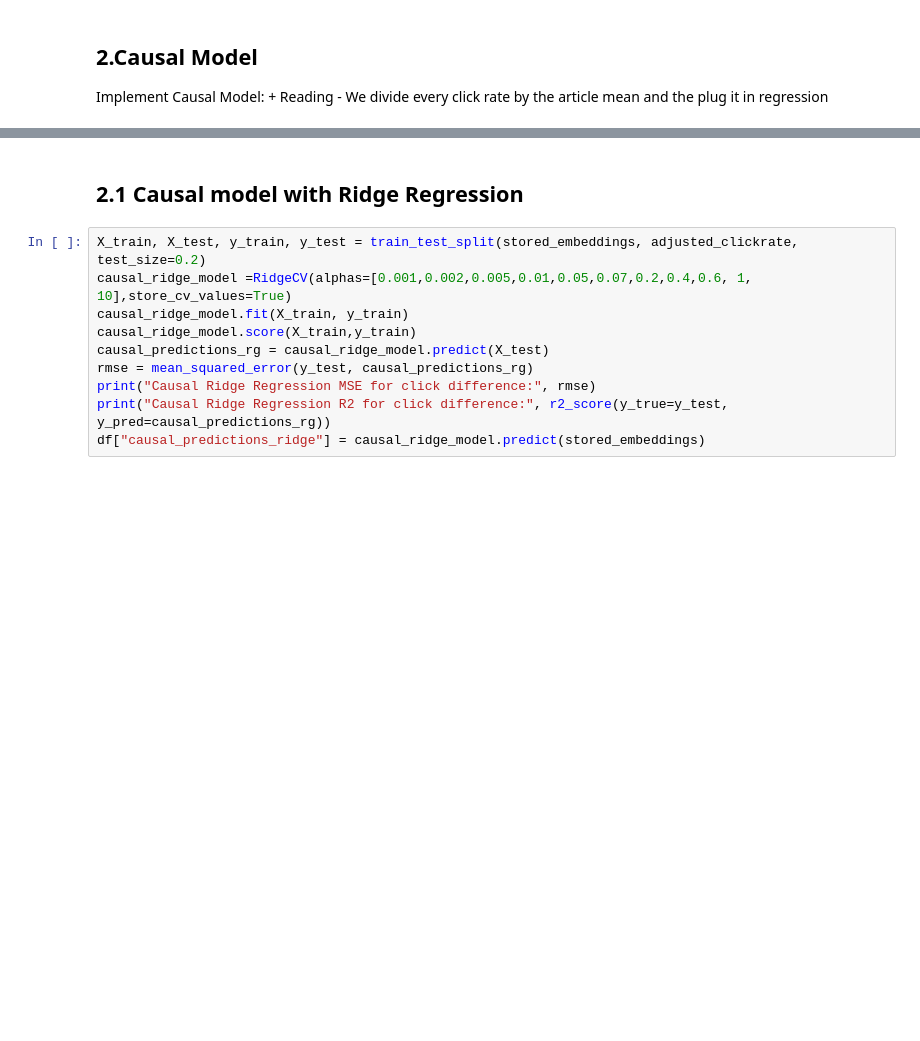
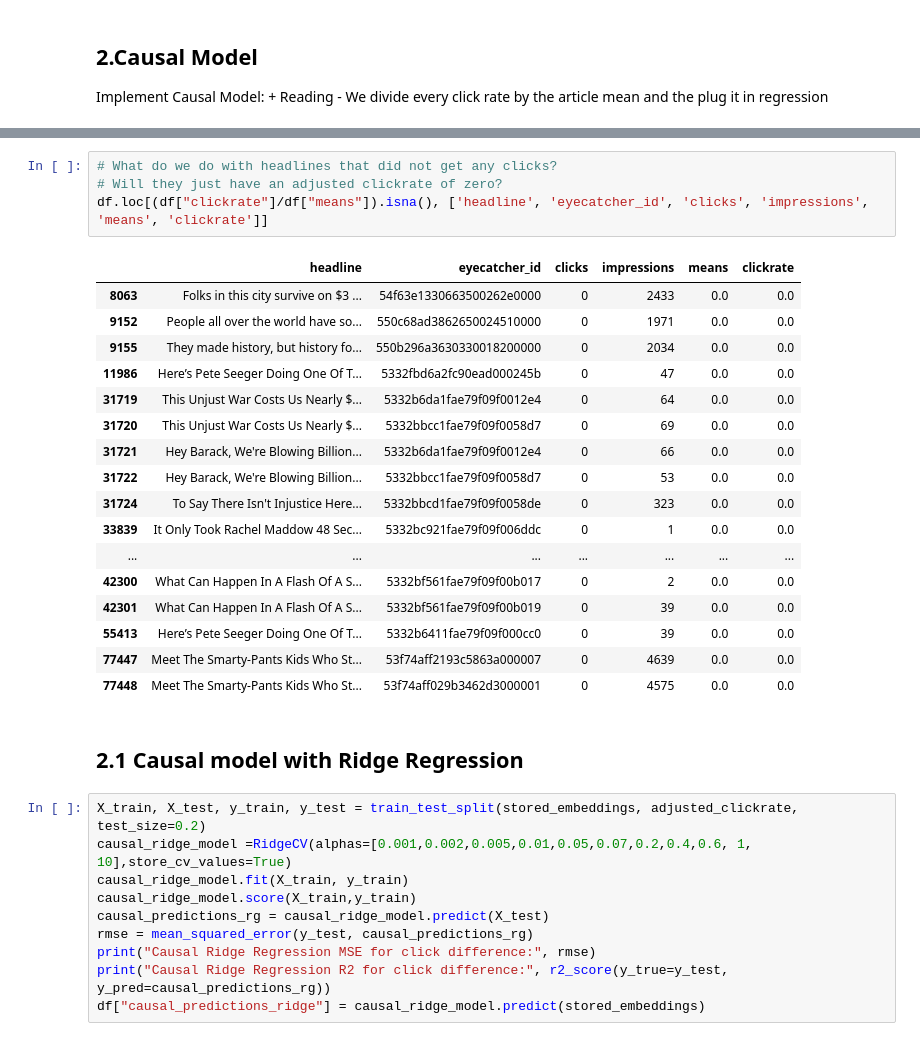
Before and after one commit to antschum/causal_headline_evaluator, a Jupyter notebook: 2023-12-12-Meeting.ipynb, the cells around one changed output, grey strips where cells are left out. Cells and saved outputs as stored; diff of their text form; blank space fills up the shorter version.

```diff
--- a/2023-12-12-Meeting.ipynb
+++ b/2023-12-12-Meeting.ipynb
@@ -151,6 +159,28 @@ df.head()
 adjusted_clickrate = torch.tensor(df.adjusted_clickrate.values)
 # %% [output]
 0
+# %%
+# What do we do with headlines that did not get any clicks?
+# Will they just have an adjusted clickrate of zero?
+df.loc[(df["clickrate"]/df["means"]).isna(), ['headline', 'eyecatcher_id', 'clicks', 'impressions', 'means', 'clickrate']]
+# %% [output]
+|  | headline | eyecatcher_id | clicks | impressions | means | clickrate |
+| 8063 | Folks in this city survive on $3 ... | 54f63e1330663500262e0000 | 0 | 2433 | 0.0 | 0.0 |
+| 9152 | People all over the world have so... | 550c68ad3862650024510000 | 0 | 1971 | 0.0 | 0.0 |
+| 9155 | They made history, but history fo... | 550b296a3630330018200000 | 0 | 2034 | 0.0 | 0.0 |
+| 11986 | Here’s Pete Seeger Doing One Of T... | 5332fbd6a2fc90ead000245b | 0 | 47 | 0.0 | 0.0 |
+| 31719 | This Unjust War Costs Us Nearly $... | 5332b6da1fae79f09f0012e4 | 0 | 64 | 0.0 | 0.0 |
+| 31720 | This Unjust War Costs Us Nearly $... | 5332bbcc1fae79f09f0058d7 | 0 | 69 | 0.0 | 0.0 |
+| 31721 | Hey Barack, We're Blowing Billion... | 5332b6da1fae79f09f0012e4 | 0 | 66 | 0.0 | 0.0 |
+| 31722 | Hey Barack, We're Blowing Billion... | 5332bbcc1fae79f09f0058d7 | 0 | 53 | 0.0 | 0.0 |
+| 31724 | To Say There Isn't Injustice Here... | 5332bbcd1fae79f09f0058de | 0 | 323 | 0.0 | 0.0 |
+| 33839 | It Only Took Rachel Maddow 48 Sec... | 5332bc921fae79f09f006ddc | 0 | 1 | 0.0 | 0.0 |
+| ... | ... | ... | ... | ... | ... | ... |
+| 42300 | What Can Happen In A Flash Of A S... | 5332bf561fae79f09f00b017 | 0 | 2 | 0.0 | 0.0 |
+| 42301 | What Can Happen In A Flash Of A S... | 5332bf561fae79f09f00b019 | 0 | 39 | 0.0 | 0.0 |
+| 55413 | Here’s Pete Seeger Doing One Of T... | 5332b6411fae79f09f000cc0 | 0 | 39 | 0.0 | 0.0 |
+| 77447 | Meet The Smarty-Pants Kids Who St... | 53f74aff2193c5863a000007 | 0 | 4639 | 0.0 | 0.0 |
+| 77448 | Meet The Smarty-Pants Kids Who St... | 53f74aff029b3462d3000001 | 0 | 4575 | 0.0 | 0.0 |
 # %% [markdown]
 ## 2.1 Causal model with Ridge Regression
 # %%
```
Also changed, not shown: parts of 13 cells of this notebook.
